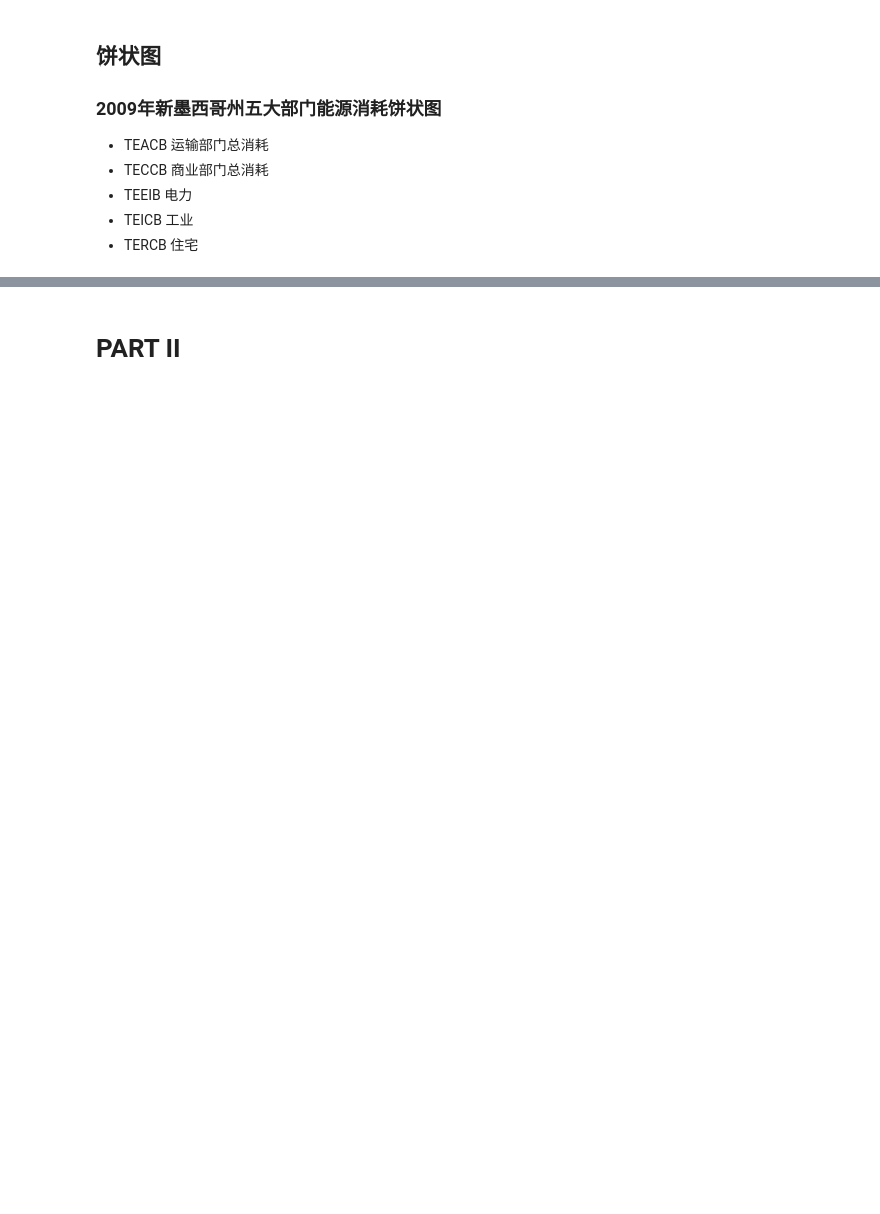
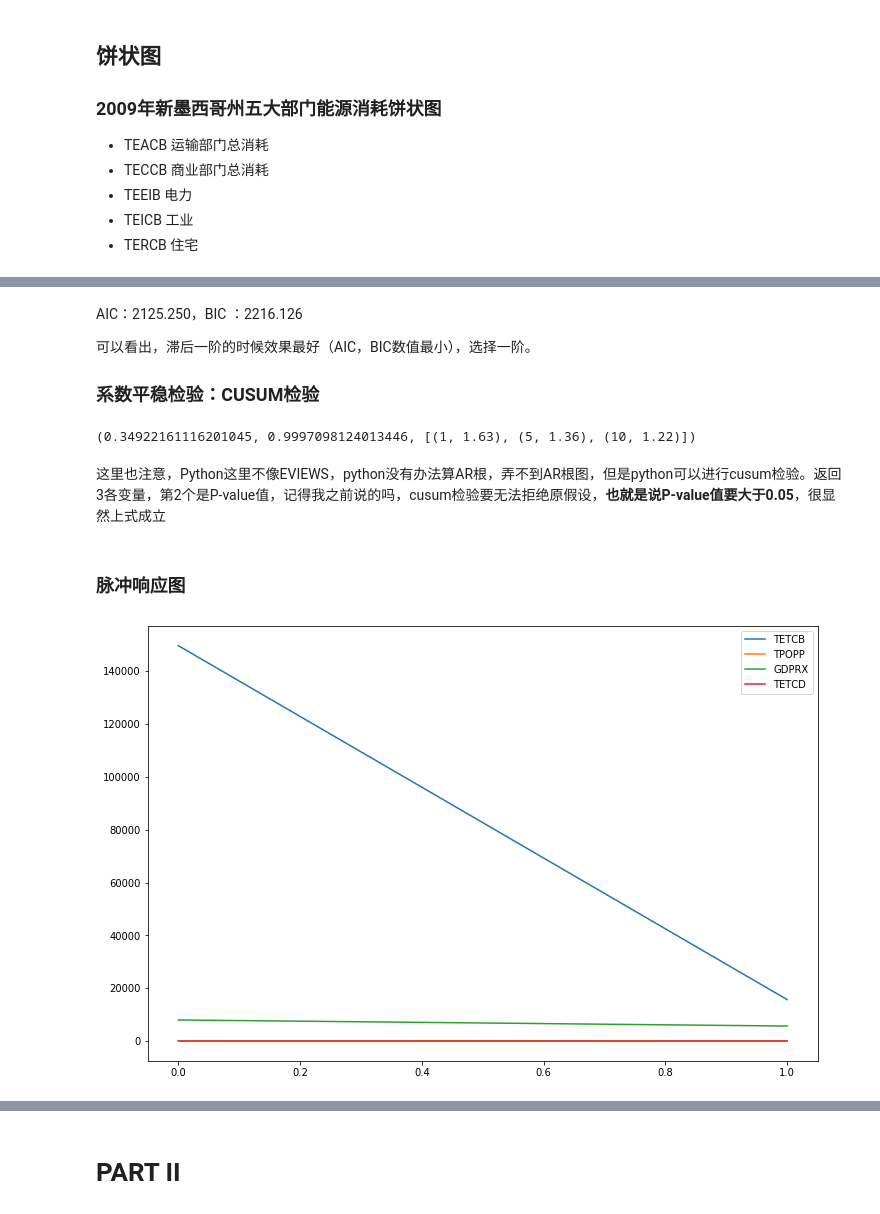
Before and after one commit to xiuzheDorothy/MCMICM, a Jupyter notebook: 2018MCM_C/DataReprocess.ipynb, the cells around one changed output, grey strips where cells are left out. Drawn from its saved outputs; the diff is of its cells as text; code cells hidden in the pictures; blank space fills up the shorter version.

```diff
--- a/2018MCM_C/DataReprocess.ipynb
+++ b/2018MCM_C/DataReprocess.ipynb
@@ -446,0 +520,11 @@ show(p)
+# %%
+data_CA_TETCB_1977=data_CA_TETCB.loc[95319:,:]
+data_CA_TETCD_1977=data_CA_TETCD.loc[95499:,:]
+data_CA_TPOPP_1977=data_CA_TPOPP.loc[98011:,:]
+# %%
+data=pd.DataFrame({'TETCB':list(data_CA_TETCB_1977['Data']),
+                    'TPOPP':list(data_CA_TPOPP_1977['Data']),
+                    'GDPRX':list(data_CA_GDPRX['Data']),
+                    'TETCD':list(data_CA_TETCD_1977['Data'])
+})
+data
@@ -446,0 +549,3 @@ show(p)
+# %%
+data_diff1 = data.diff().dropna()
+statsmodels.tsa.stattools.adfuller(data_diff1['TETCB'],maxlag=None)
@@ -446,0 +658,34 @@ show(p)
+# %% [markdown]
+AIC：2125.250，BIC ：2216.126
+
+可以看出，滞后一阶的时候效果最好（AIC，BIC数值最小），选择一阶。
+### 系数平稳检验：CUSUM检验
+# %%
+# 防止选错再跑一遍
+
+varLagNum=1
+
+orgMod = sm.tsa.VARMAX(data_diff1,order=(varLagNum,0),trend='c')
+#估计：就是模型
+fitMod = orgMod.fit(maxiter=1000,disp=False)
+# 打印统计结果
+#print(fitMod.summary())
+# 获得模型残差
+resid = fitMod.resid
+#result = {'fitMod':fitMod,'resid':resid}
+# %%
+# 原假设：无漂移（平稳），备择假设：有漂移（不平稳）
+result = statsmodels.stats.diagnostic.breaks_cusumolsresid(resid['TETCB'])
+result
+# %% [output]
+(0.34922161116201045, 0.9997098124013446, [(1, 1.63), (5, 1.36), (10, 1.22)])
+# %% [markdown]
+这里也注意，Python这里不像EVIEWS，python没有办法算AR根，弄不到AR根图，但是python可以进行cusum检验。返回3各变量，第2个是P-value值，记得我之前说的吗，cusum检验要无法拒绝原假设，**也就是说P-value值要大于0.05**，很显然上式成立
+# %% [markdown]
+### 脉冲响应图
+# %%
+terms=1
+ax = fitMod.impulse_responses(terms, orthogonalized=True).plot(figsize=(12, 8))
+plt.show()
+# %% [output]
+[figure, added]
```
Also changed, not shown: parts of 23 cells of this notebook.
